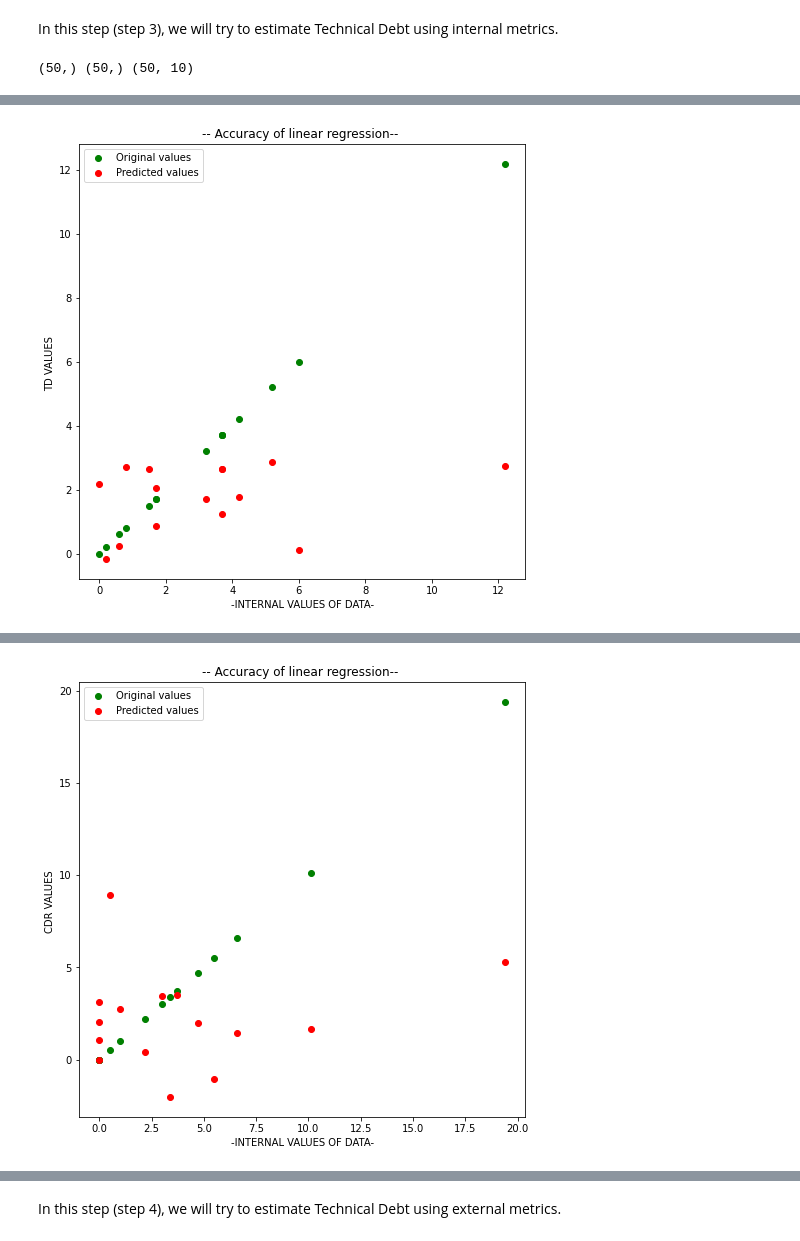
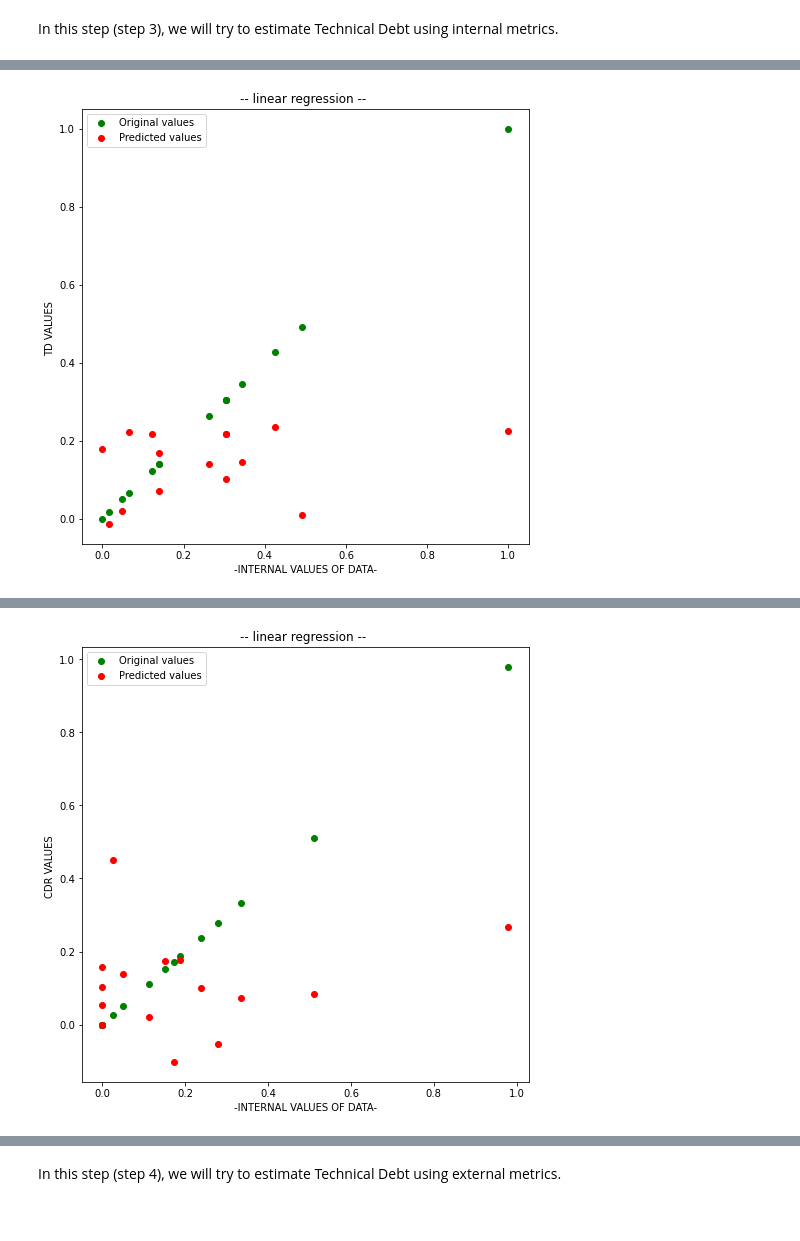
Before and after one commit to b2200765028/ain-assignments, a Jupyter notebook: Assignment5.ipynb, the cells around one changed output, grey strips where cells are left out. Drawn from its saved outputs; the diff is of its cells as text; code cells hidden in the pictures.

```diff
--- a/Assignment5.ipynb
+++ b/Assignment5.ipynb
@@ -264,17 +285,14 @@ def mlpRegressor(X_train,y_train,X_test,y_test):
 In this step (step 3), we will try to estimate Technical Debt using internal metrics.
 # %%
 #split data into train and test data
-x = data.drop(["CS","NOB","V","SH","TD","CDR"],axis = 1)
-y= data["TD"]
-y1=data["CDR"]
-print(y.shape,y1.shape,x.shape)
+x = minMax.drop(["CS","NOB","V","SH","TD","CDR"],axis = 1)
+y= minMax["TD"]
+y1=minMax["CDR"]
 #y = td  y1 = cdr
 x_train , x_test ,y_train ,y_test = train_test_split(x,y,test_size = 0.30,random_state = random_state_fixed)
 x_train , x_test ,y1_train ,y1_test = train_test_split(x,y1,test_size = 0.30,random_state = random_state_fixed)
-# %% [output]
-(50,) (50,) (50, 10)
 # %%
 #Model for Linear Regression (show also R-Squared Value and Root Mean Squared Error )
-linearRegression(x_train,y_train,x_test,y_test,"TD VALUES ","-INTERNAL VALUES OF DATA-")
-linearRegression(x_train,y1_train,x_test,y1_test,"CDR VALUES ","-INTERNAL VALUES OF DATA-")
+linearRegression(x_train,y_train,x_test,y_test,["TD VALUES ","-INTERNAL VALUES OF DATA-"])
+linearRegression(x_train,y1_train,x_test,y1_test,["CDR VALUES ","-INTERNAL VALUES OF DATA-"])
 # %% [output]
@@ -283 +301 @@ R squared value : .... -0.1729675304692082
-[figure, old version]
+[figure, new version]
@@ -286,3 +304,3 @@ R squared value : .... -0.2535393690060339
-[figure, old version]
+[figure, new version]
 # %%
 #Model for SVR Regression (show also R-Squared Value and Root Mean Squared Error )
```
Also changed, not shown: parts of 22 cells of this notebook.
